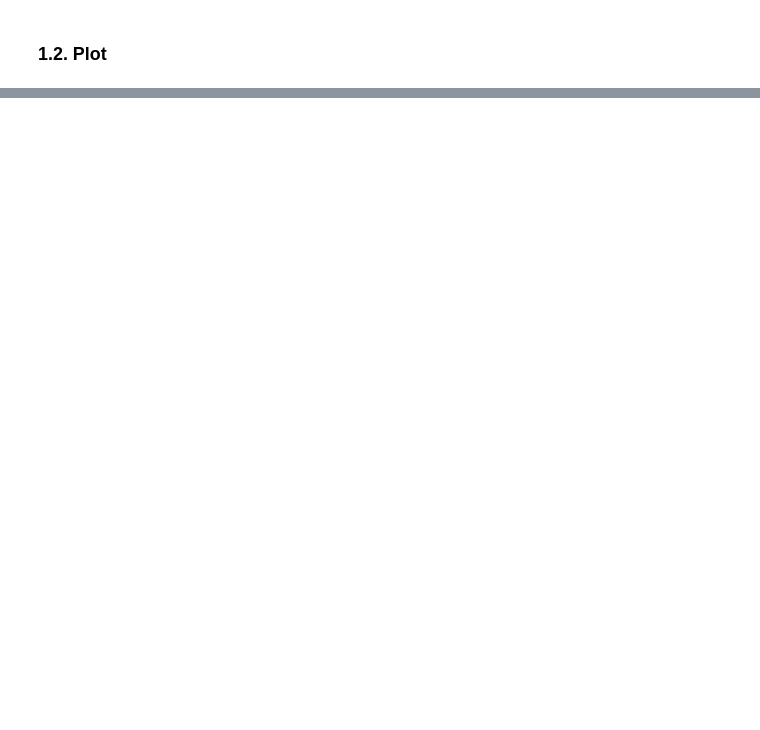
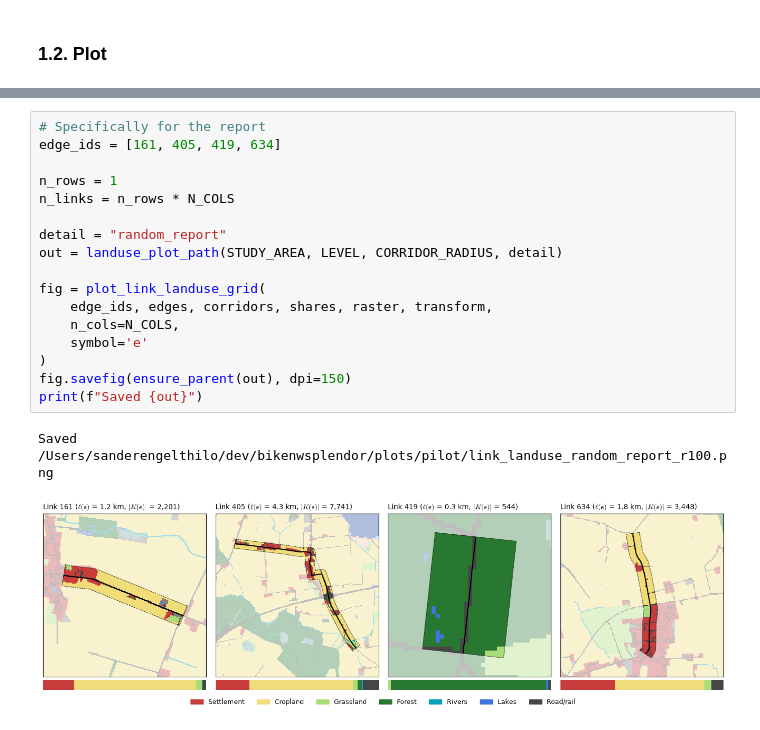
Before and after one commit to sanderengel/bikenwsplendor, a Jupyter notebook: notebooks/plotting/link_landuse_grids.ipynb, the cells around one changed output, grey strips where cells are left out. Saved outputs shown, nothing was run; the diff lists cells and outputs as text; blank space fills up the shorter version.

Commit message:
feat(plotting): add report-ready landuse grid plot to landuse grid plotting notebook

```diff
--- a/notebooks/plotting/link_landuse_grids.ipynb
+++ b/notebooks/plotting/link_landuse_grids.ipynb
@@ -65 +69,21 @@ Saved /Users/sanderengelthilo/dev/rp_bikenwsplendor/plots/pilot/link_landuse_ran
 [figure]
+# %%
+# Specifically for the report
+edge_ids = [161, 405, 419, 634]
+
+n_rows = 1
+n_links = n_rows * N_COLS
+
+detail = "random_report"
+out = landuse_plot_path(STUDY_AREA, LEVEL, CORRIDOR_RADIUS, detail)
+
+fig = plot_link_landuse_grid(
+    edge_ids, edges, corridors, shares, raster, transform,
+    n_cols=N_COLS,
+    symbol='e'
+)
+fig.savefig(ensure_parent(out), dpi=150)
+print(f"Saved {out}")
+# %% [output]
+Saved /Users/sanderengelthilo/dev/bikenwsplendor/plots/pilot/link_landuse_random_report_r100.png
+[figure, added]
```
Also changed, not shown: parts of 3 cells of this notebook.
